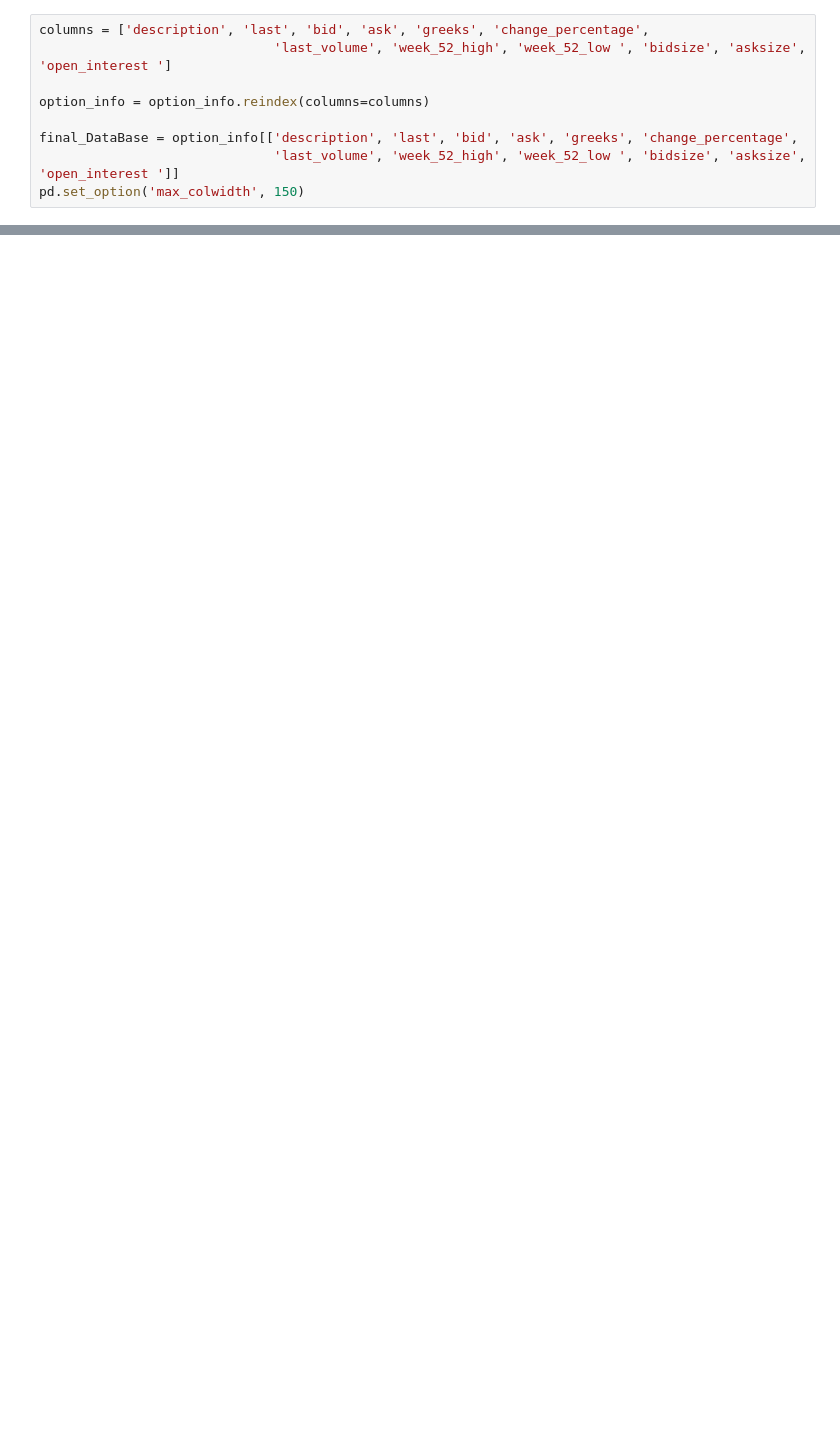
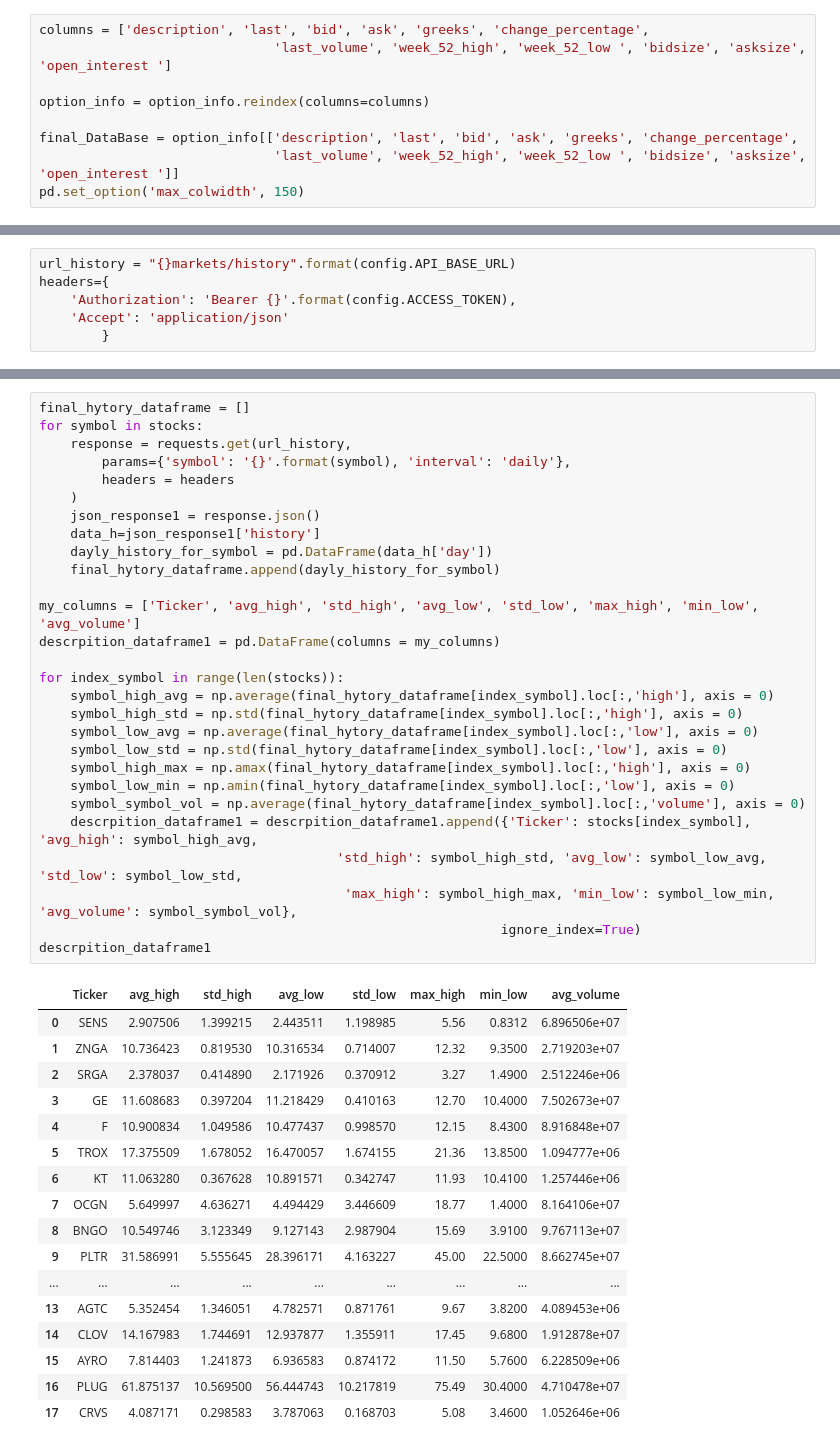
Before and after one commit to ayeshnayana/Options_trading, a Jupyter notebook: Tradier_options_platform.ipynb, the cells around one changed output, grey strips where cells are left out. Saved outputs shown, nothing was run; the diff lists cells and outputs as text; blank space fills up the shorter version.

```diff
--- a/Tradier_options_platform.ipynb
+++ b/Tradier_options_platform.ipynb
@@ -84,0 +113,6 @@ final_DataBase
+# %%
+url_history = "{}markets/history".format(config.API_BASE_URL)
+headers={
+    'Authorization': 'Bearer {}'.format(config.ACCESS_TOKEN),
+    'Accept': 'application/json'
+        }
@@ -84,0 +125,46 @@ final_DataBase
+# %%
+final_hytory_dataframe = []
+for symbol in stocks:
+    response = requests.get(url_history,
+        params={'symbol': '{}'.format(symbol), 'interval': 'daily'},
+        headers = headers
+    )
+    json_response1 = response.json()
+    data_h=json_response1['history']
+    dayly_history_for_symbol = pd.DataFrame(data_h['day'])
+    final_hytory_dataframe.append(dayly_history_for_symbol)
+
+my_columns = ['Ticker', 'avg_high', 'std_high', 'avg_low', 'std_low', 'max_high', 'min_low', 'avg_volume']
+descrpition_dataframe1 = pd.DataFrame(columns = my_columns)
+
+for index_symbol in range(len(stocks)):
+    symbol_high_avg = np.average(final_hytory_dataframe[index_symbol].loc[:,'high'], axis = 0)
+    symbol_high_std = np.std(final_hytory_dataframe[index_symbol].loc[:,'high'], axis = 0)
+    symbol_low_avg = np.average(final_hytory_dataframe[index_symbol].loc[:,'low'], axis = 0)
+    symbol_low_std = np.std(final_hytory_dataframe[index_symbol].loc[:,'low'], axis = 0)
+    symbol_high_max = np.amax(final_hytory_dataframe[index_symbol].loc[:,'high'], axis = 0)
+    symbol_low_min = np.amin(final_hytory_dataframe[index_symbol].loc[:,'low'], axis = 0)
+    symbol_symbol_vol = np.average(final_hytory_dataframe[index_symbol].loc[:,'volume'], axis = 0)
+    descrpition_dataframe1 = descrpition_dataframe1.append({'Ticker': stocks[index_symbol], 'avg_high': symbol_high_avg,
+                                      'std_high': symbol_high_std, 'avg_low': symbol_low_avg, 'std_low': symbol_low_std,
+                                       'max_high': symbol_high_max, 'min_low': symbol_low_min, 'avg_volume': symbol_symbol_vol},
+                                                           ignore_index=True)
+descrpition_dataframe1
+# %% [output]
+|  | Ticker | avg_high | std_high | avg_low | std_low | max_high | min_low | avg_volume |
+| 0 | SENS | 2.907506 | 1.399215 | 2.443511 | 1.198985 | 5.56 | 0.8312 | 6.896506e+07 |
+| 1 | ZNGA | 10.736423 | 0.819530 | 10.316534 | 0.714007 | 12.32 | 9.3500 | 2.719203e+07 |
+| 2 | SRGA | 2.378037 | 0.414890 | 2.171926 | 0.370912 | 3.27 | 1.4900 | 2.512246e+06 |
+| 3 | GE | 11.608683 | 0.397204 | 11.218429 | 0.410163 | 12.70 | 10.4000 | 7.502673e+07 |
+| 4 | F | 10.900834 | 1.049586 | 10.477437 | 0.998570 | 12.15 | 8.4300 | 8.916848e+07 |
+| 5 | TROX | 17.375509 | 1.678052 | 16.470057 | 1.674155 | 21.36 | 13.8500 | 1.094777e+06 |
+| 6 | KT | 11.063280 | 0.367628 | 10.891571 | 0.342747 | 11.93 | 10.4100 | 1.257446e+06 |
+| 7 | OCGN | 5.649997 | 4.636271 | 4.494429 | 3.446609 | 18.77 | 1.4000 | 8.164106e+07 |
+| 8 | BNGO | 10.549746 | 3.123349 | 9.127143 | 2.987904 | 15.69 | 3.9100 | 9.767113e+07 |
+| 9 | PLTR | 31.586991 | 5.555645 | 28.396171 | 4.163227 | 45.00 | 22.5000 | 8.662745e+07 |
+| ... | ... | ... | ... | ... | ... | ... | ... | ... |
+| 13 | AGTC | 5.352454 | 1.346051 | 4.782571 | 0.871761 | 9.67 | 3.8200 | 4.089453e+06 |
+| 14 | CLOV | 14.167983 | 1.744691 | 12.937877 | 1.355911 | 17.45 | 9.6800 | 1.912878e+07 |
+| 15 | AYRO | 7.814403 | 1.241873 | 6.936583 | 0.874172 | 11.50 | 5.7600 | 6.228509e+06 |
+| 16 | PLUG | 61.875137 | 10.569500 | 56.444743 | 10.217819 | 75.49 | 30.4000 | 4.710478e+07 |
+| 17 | CRVS | 4.087171 | 0.298583 | 3.787063 | 0.168703 | 5.08 | 3.4600 | 1.052646e+06 |
```
Also changed, not shown: parts of 13 cells of this notebook.
